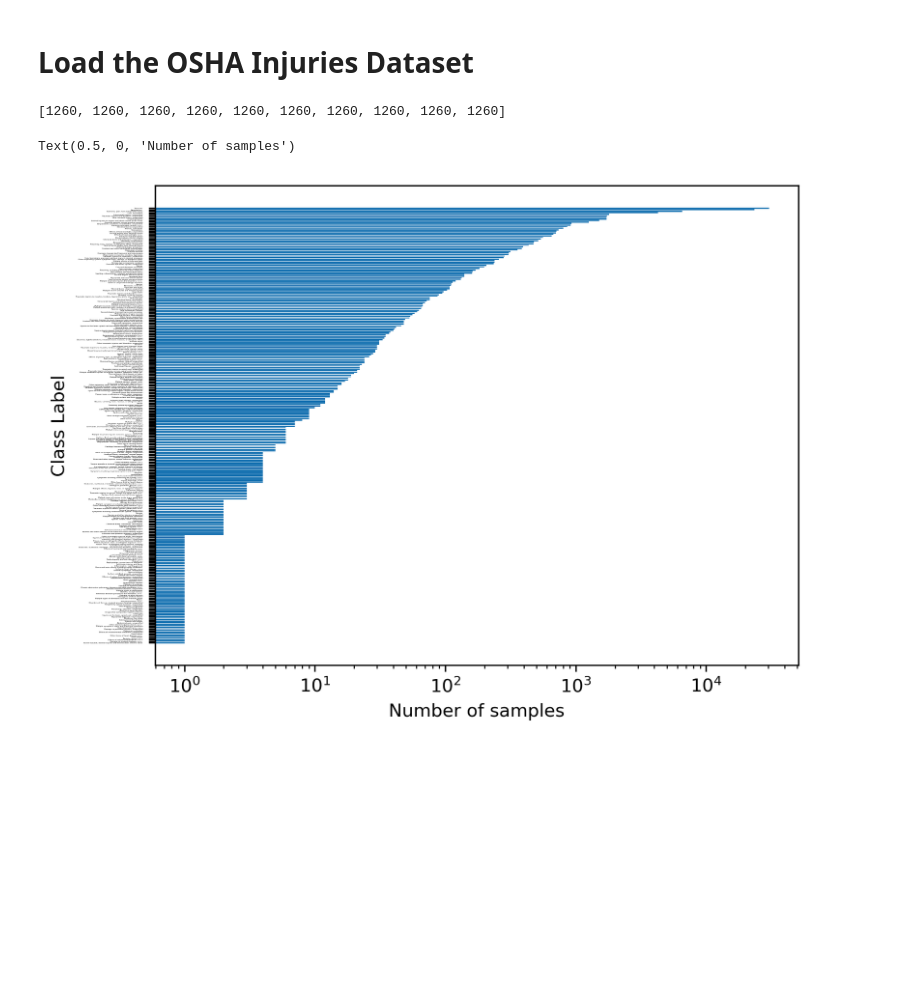
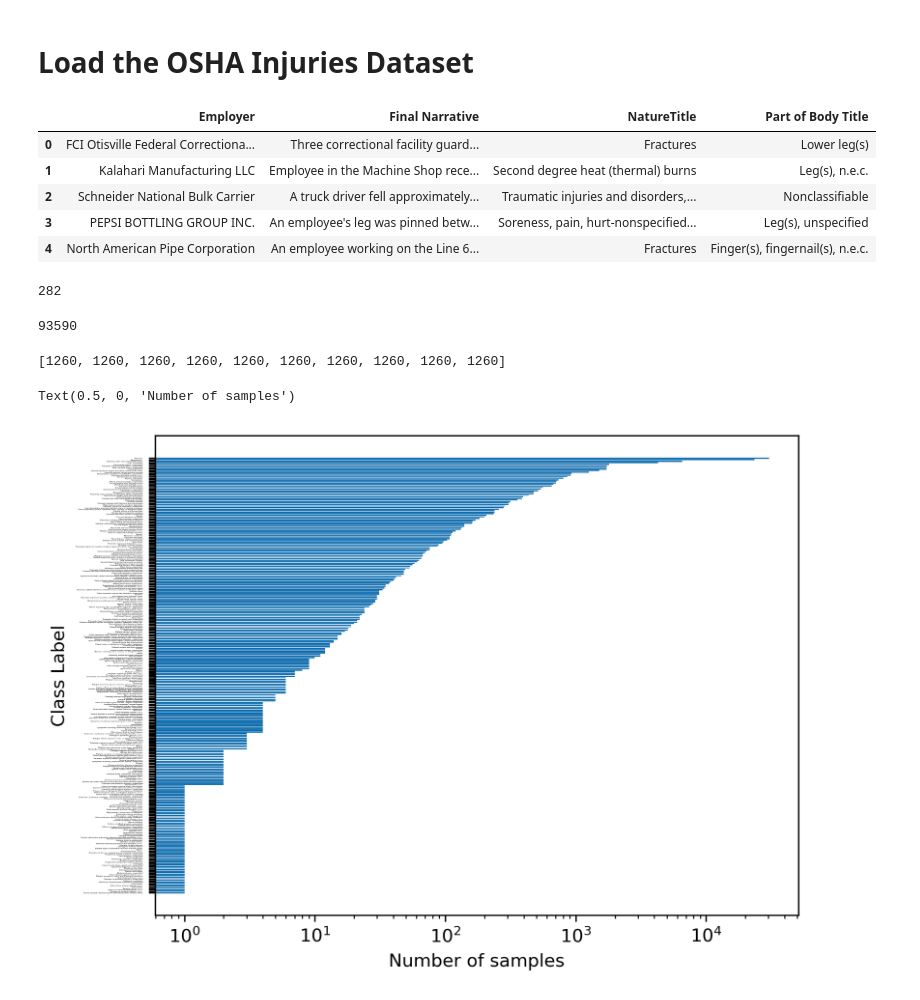
Before and after one commit to Alzter/silverpond-llm-finetuning, a Jupyter notebook: osha_injuries_test.ipynb, the cells around one changed output. Cells and saved outputs as stored; diff of their text form; code cells hidden in the pictures; blank space fills up the shorter version.

```diff
--- a/osha_injuries_test.ipynb
+++ b/osha_injuries_test.ipynb
@@ -10,6 +10,27 @@ from datasets import Dataset
 
 data = pd.read_csv("dataset/January2015toJuly2024.csv", low_memory=False)
 data["NatureTitle"] = data["NatureTitle"].map(lambda x : x.strip() if type(x) is str else x)
+# %%
+pd.set_option('max_colwidth', 0)
+# %%
+d = data[["Employer", "Final Narrative", "NatureTitle", "Part of Body Title"]].head()
+
+d.style.set_properties(**{'text-align': 'left'}).set_table_styles([dict(selector='th', props=[('text-align', 'left')])])
+# %% [output]
+|  | Employer | Final Narrative | NatureTitle | Part of Body Title |
+| 0 | FCI Otisville Federal Correctiona... | Three correctional facility guard... | Fractures | Lower leg(s) |
+| 1 | Kalahari Manufacturing LLC | Employee in the Machine Shop rece... | Second degree heat (thermal) burns | Leg(s), n.e.c. |
+| 2 | Schneider National Bulk Carrier | A truck driver fell approximately... | Traumatic injuries and disorders,... | Nonclassifiable |
+| 3 | PEPSI BOTTLING GROUP INC. | An employee's leg was pinned betw... | Soreness, pain, hurt-nonspecified... | Leg(s), unspecified |
+| 4 | North American Pipe Corporation | An employee working on the Line 6... | Fractures | Finger(s), fingernail(s), n.e.c. |
+# %%
+pd.Series([x.strip() for x in data["NatureTitle"].dropna()]).unique().size
+# %% [output]
+282
+# %%
+len(data)
+# %% [output]
+93590
 # %%
 [min(top_classes.to_list())] * 10
 # %% [output]
```
Also changed, not shown: parts of 1 cell of this notebook, 3 other files.
